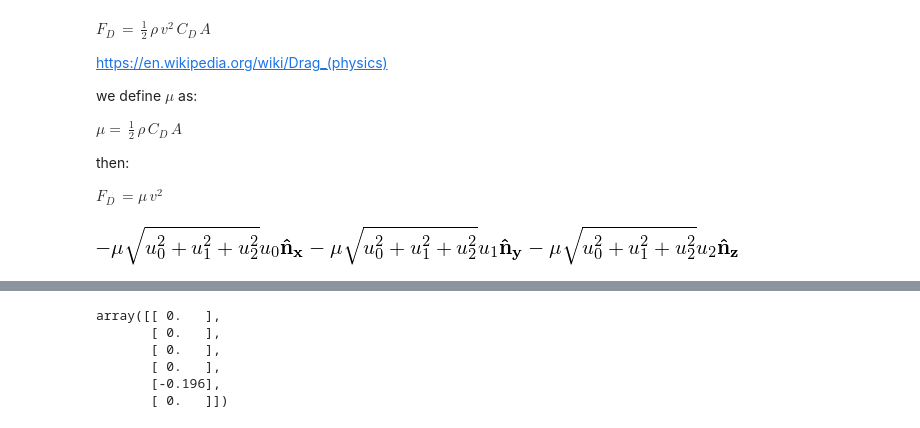
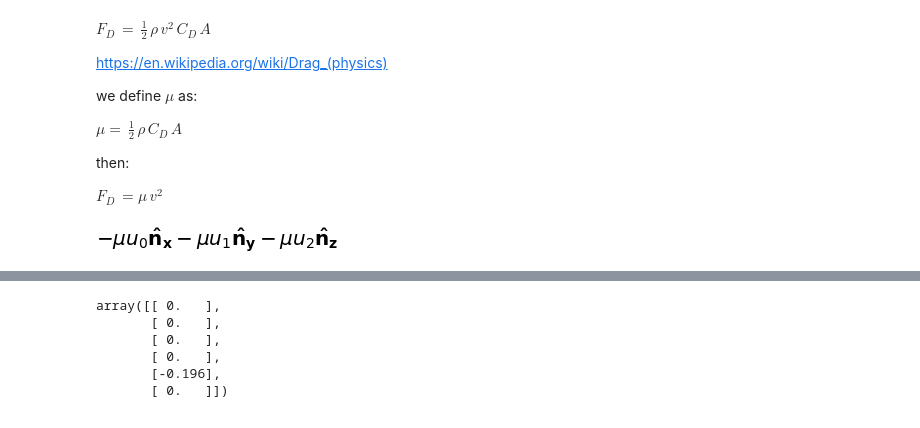
Before and after one commit to UnderwaterROV/underwaterrov, a Jupyter notebook: notebooks/openrov_sim.ipynb, the cells around one changed output, grey strips where cells are left out. Saved outputs shown, nothing was run; the diff lists cells and outputs as text; code cells hidden in the pictures.

```diff
--- a/notebooks/openrov_sim.ipynb
+++ b/notebooks/openrov_sim.ipynb
@@ -153,10 +153,10 @@ then:
 $F_{D}\,=\mu \,v^{2}$
 # %%
 v=N.x*u[0]+N.y*u[1]+N.z*u[2]
-Fd=-v.normalize()*v.magnitude()**2*mu
+Fd=-v*mu
 Fd
 # %% [output]
-[figure, old version]
+[figure, new version]
 # %%
 #thrust forces symbols
 F1, F2, F3 = symbols('f_1, f_2, f_3')
```
Also changed, not shown: parts of 11 cells of this notebook.
